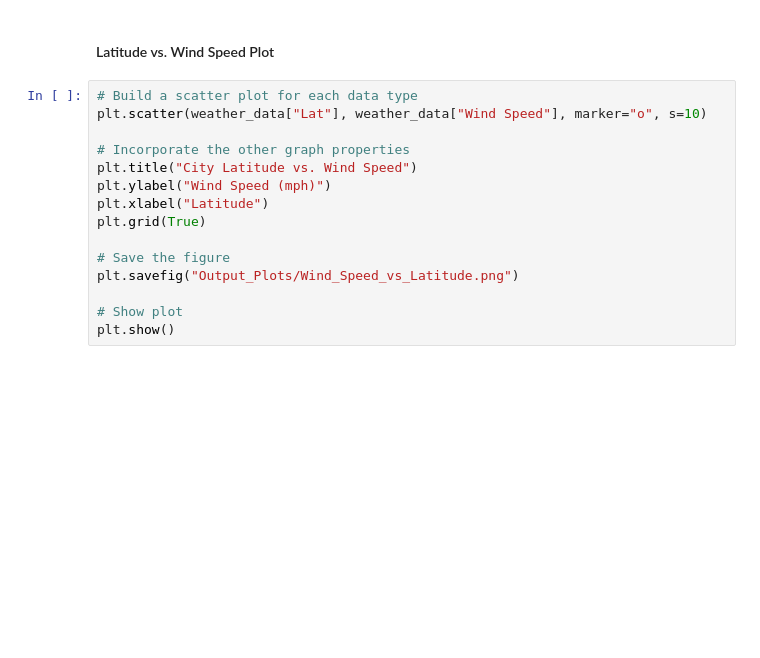
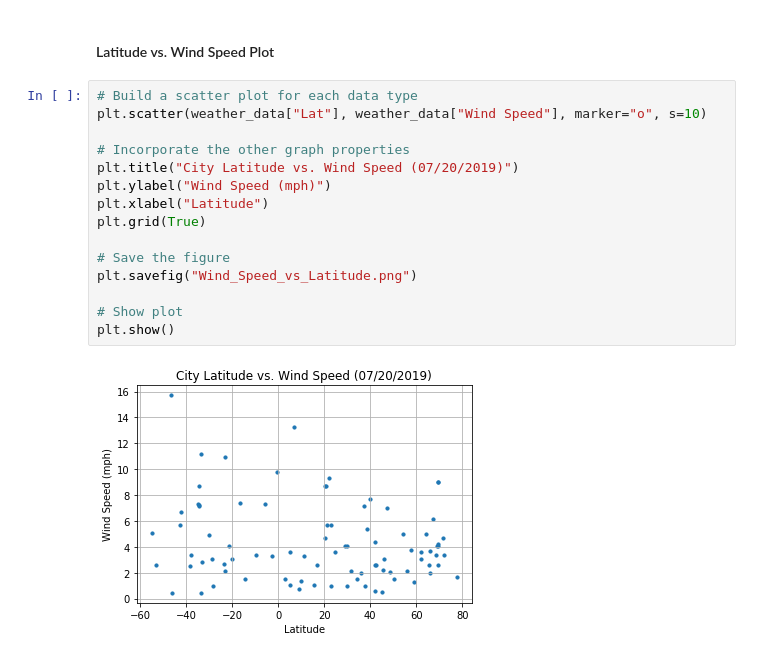
Before and after one commit to vabigdatamover/Barhorst_DataBootCamp_HW, a Jupyter notebook: Barhorst-Homework/Unit_6_API_Homework/WeatherPy_v1.ipynb, the cells around one changed output. Drawn from its saved outputs; the diff is of its cells as text; blank space fills up the shorter version.

```diff
--- a/Barhorst-Homework/Unit_6_API_Homework/WeatherPy_v1.ipynb
+++ b/Barhorst-Homework/Unit_6_API_Homework/WeatherPy_v1.ipynb
@@ -327,15 +277,17 @@ FileNotFoundError: [Errno 2] No such file or directory: 'Output_Plots/Cloudiness
 # %%
 # Build a scatter plot for each data type
 plt.scatter(weather_data["Lat"], weather_data["Wind Speed"], marker="o", s=10)
 
 # Incorporate the other graph properties
-plt.title("City Latitude vs. Wind Speed")
+plt.title("City Latitude vs. Wind Speed (07/20/2019)")
 plt.ylabel("Wind Speed (mph)")
 plt.xlabel("Latitude")
 plt.grid(True)
 
 # Save the figure
-plt.savefig("Output_Plots/Wind_Speed_vs_Latitude.png")
+plt.savefig("Wind_Speed_vs_Latitude.png")
 
 # Show plot
 plt.show()
+# %% [output]
+[figure, added]
```
Also changed, not shown: parts of 20 cells of this notebook, 9 other files.
